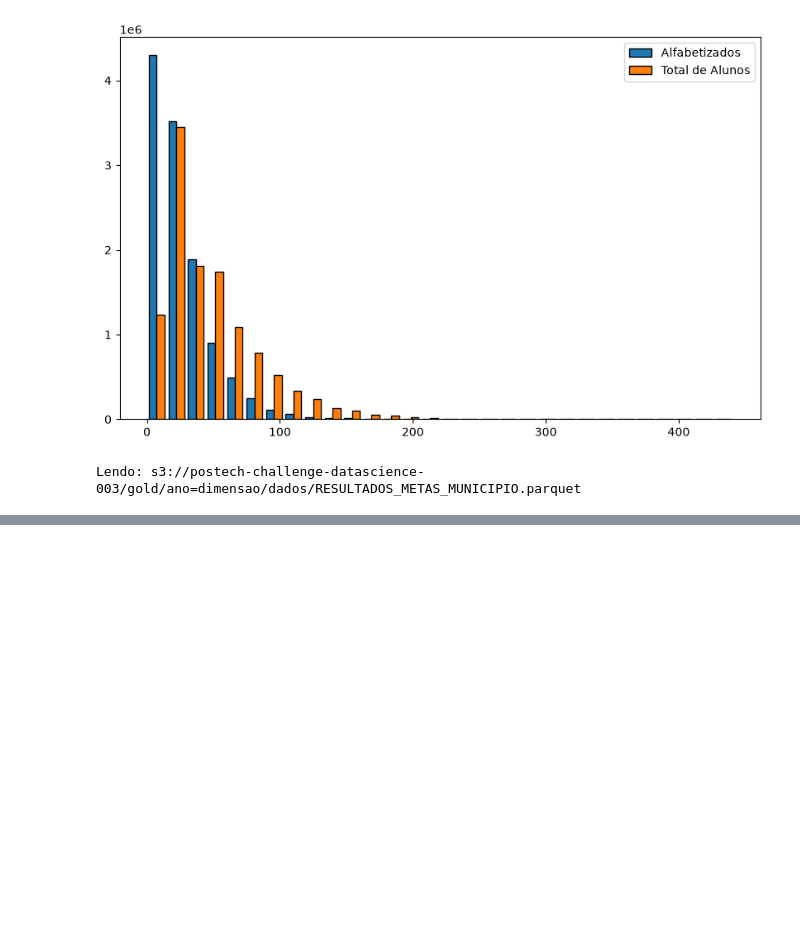
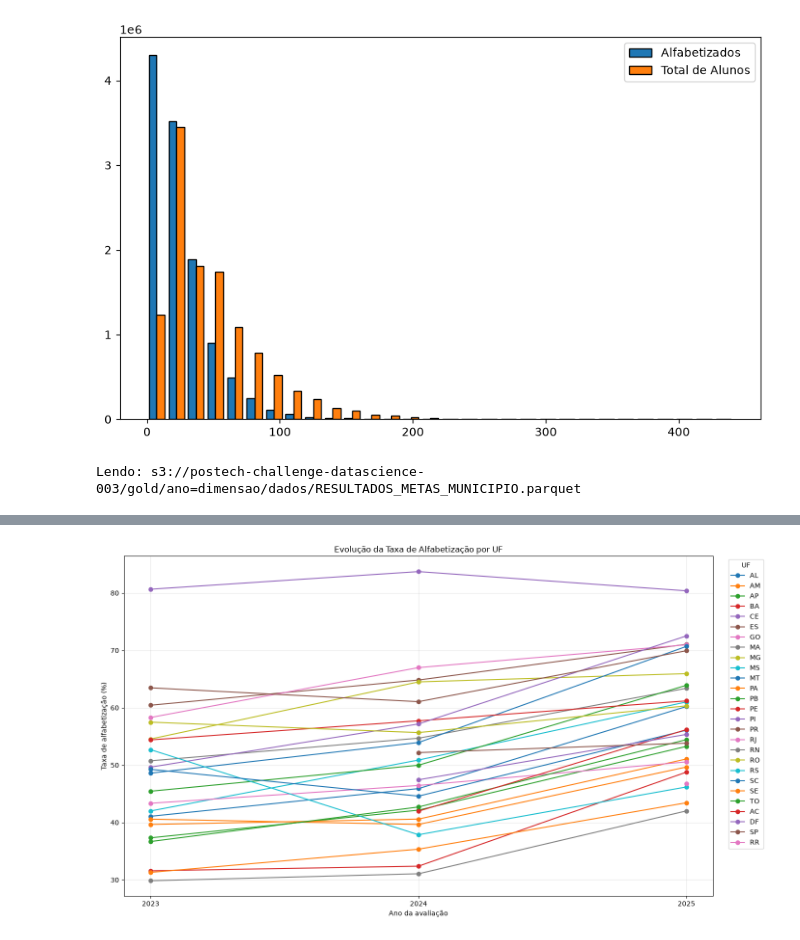
Before and after one commit to LucasRuizMartins/fiap_tech_challenge_03, a Jupyter notebook: notebooks/EDA_Ci.ipynb, the cells around one changed output, grey strips where cells are left out. Drawn from its saved outputs; the diff is of its cells as text; code cells hidden in the pictures; blank space fills up the shorter version.

```diff
--- a/notebooks/EDA_Ci.ipynb
+++ b/notebooks/EDA_Ci.ipynb
@@ -444,0 +481,5 @@ Lendo: s3://postech-challenge-datascience-003/gold/ano=dimensao/dados/RESULTADOS
+# %%
+if "NU_ANO_AVALIACAO" not in df_alunos.columns and "ANO" in df_alunos.columns:
+    df_alunos = df_alunos.rename(columns={"ANO": "NU_ANO_AVALIACAO"})
+
+df_alunos["NU_ANO_AVALIACAO"].value_counts().sort_index()
@@ -444,0 +581,15 @@ Lendo: s3://postech-challenge-datascience-003/gold/ano=dimensao/dados/RESULTADOS
+# %%
+df_uf_ano = (
+    df_alunos
+    .groupby(["NU_ANO_AVALIACAO", "SG_UF"])
+    .agg(
+        alunos=("ID_ALUNO", "count"),
+        taxa_alfabetizacao=("IN_ALFABETIZADO", "mean")
+    )
+    .reset_index()
+)
+
+# transformar de proporção para percentual
+df_uf_ano["taxa_alfabetizacao"] *= 100
+
+df_uf_ano.head()
@@ -444,0 +603,30 @@ Lendo: s3://postech-challenge-datascience-003/gold/ano=dimensao/dados/RESULTADOS
+# %%
+import matplotlib.pyplot as plt
+
+plt.figure(figsize=(14, 8))
+
+for uf in df_uf_ano["SG_UF"].unique():
+    dados_uf = df_uf_ano[df_uf_ano["SG_UF"] == uf]
+
+    plt.plot(
+        dados_uf["NU_ANO_AVALIACAO"],
+        dados_uf["taxa_alfabetizacao"],
+        marker="o",
+        label=uf
+    )
+
+plt.title("Evolução da Taxa de Alfabetização por UF")
+plt.xlabel("Ano da avaliação")
+plt.ylabel("Taxa de alfabetização (%)")
+plt.xticks(sorted(df_uf_ano["NU_ANO_AVALIACAO"].unique()))
+plt.legend(
+    title="UF",
+    bbox_to_anchor=(1.02, 1),
+    loc="upper left"
+)
+plt.grid(alpha=0.3)
+plt.tight_layout()
+
+plt.show()
+# %% [output]
+[figure, added]
```
Also changed, not shown: parts of 78 cells of this notebook, 22 other files.
